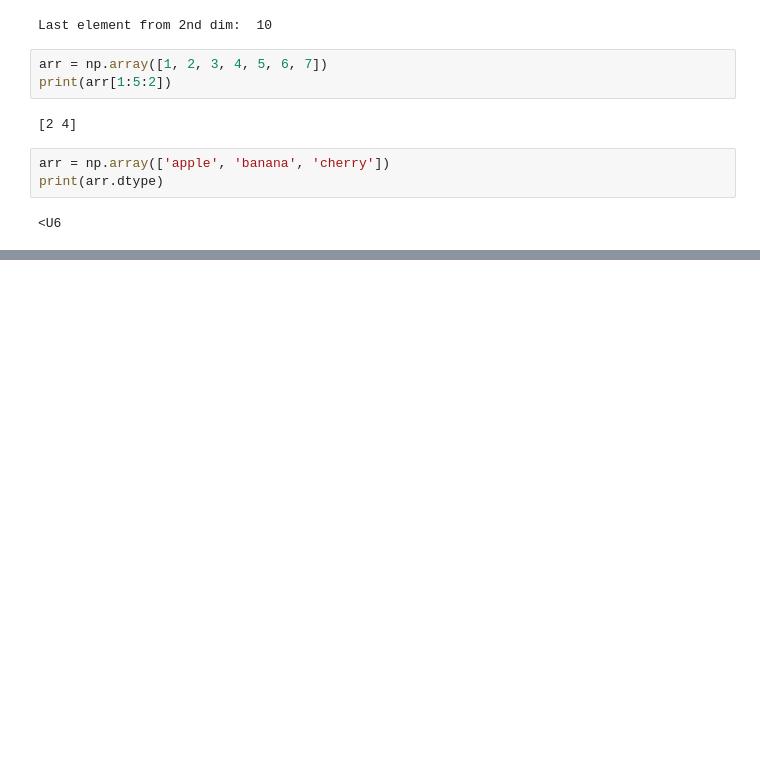
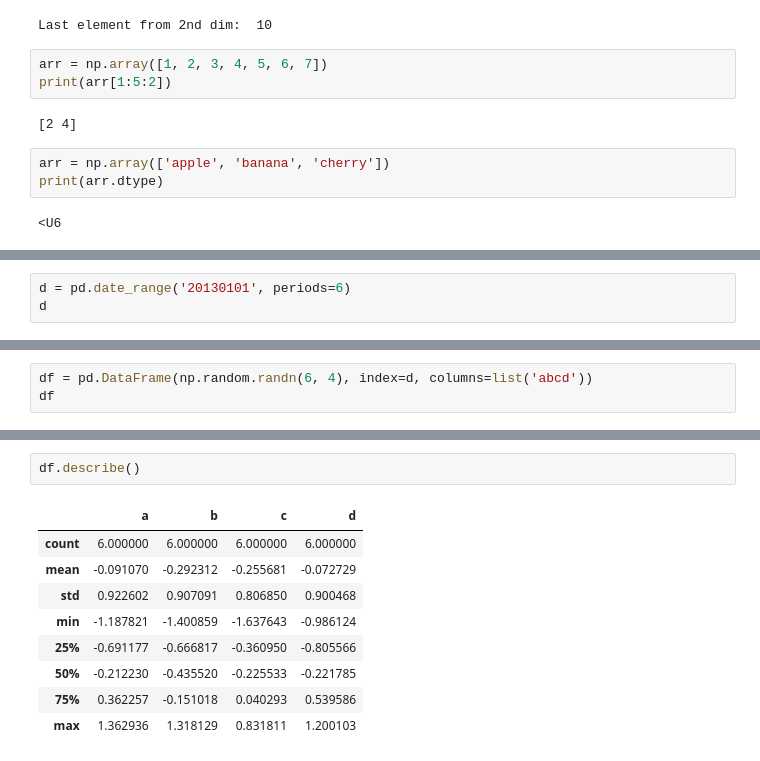
Before and after one commit to ayushipradhan30/DMDW-Lab-Assignment, a Jupyter notebook: DMDW_Lab2.ipynb, the cells around one changed output, grey strips where cells are left out. Saved outputs shown, nothing was run; the diff lists cells and outputs as text; blank space fills up the shorter version.

```diff
--- a/DMDW_Lab2.ipynb
+++ b/DMDW_Lab2.ipynb
@@ -174,0 +208,3 @@ print(arr.dtype)
+# %%
+d = pd.date_range('20130101', periods=6)
+d
@@ -174,0 +215,3 @@ print(arr.dtype)
+# %%
+df = pd.DataFrame(np.random.randn(6, 4), index=d, columns=list('abcd'))
+df
@@ -174,0 +281,12 @@ print(arr.dtype)
+# %%
+df.describe()
+# %% [output]
+|  | a | b | c | d |
+| count | 6.000000 | 6.000000 | 6.000000 | 6.000000 |
+| mean | -0.091070 | -0.292312 | -0.255681 | -0.072729 |
+| std | 0.922602 | 0.907091 | 0.806850 | 0.900468 |
+| min | -1.187821 | -1.400859 | -1.637643 | -0.986124 |
+| 25% | -0.691177 | -0.666817 | -0.360950 | -0.805566 |
+| 50% | -0.212230 | -0.435520 | -0.225533 | -0.221785 |
+| 75% | 0.362257 | -0.151018 | 0.040293 | 0.539586 |
+| max | 1.362936 | 1.318129 | 0.831811 | 1.200103 |
```
Also changed, not shown: parts of 14 cells of this notebook.
